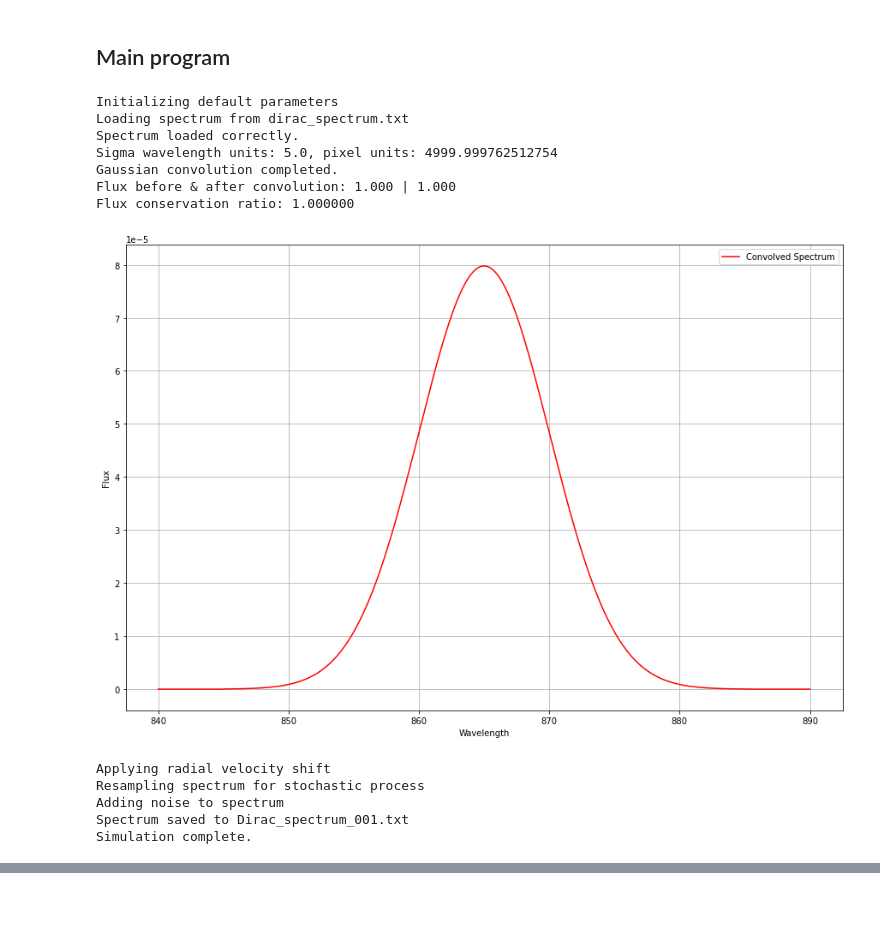
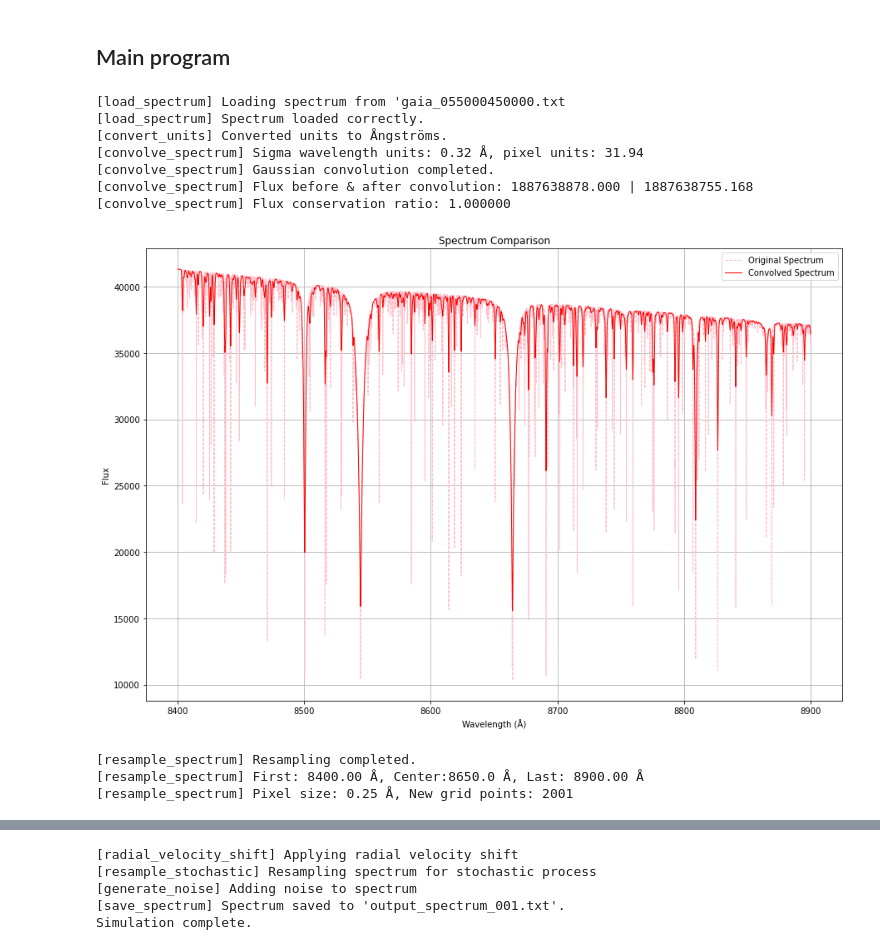
Before and after one commit to mjchavolla/G_NIR, a Jupyter notebook: gaia_simulation_main.ipynb, the cells around one changed output, grey strips where cells are left out. Drawn from its saved outputs; the diff is of its cells as text; code cells hidden in the pictures; blank space fills up the shorter version.

```diff
--- a/gaia_simulation_main.ipynb
+++ b/gaia_simulation_main.ipynb
@@ -30,39 +31,49 @@ from parameters import Parameters
 # %%
 def main():
     """
     Main function to control the simulation flow.
     """
     params = Parameters()
     spectrum = Spectrum()
 
-
-    spectrum.load_spectrum("dirac_spectrum.txt")
+    spectrum.load_spectrum("gaia_055000450000.txt")
+    spectrum.convert_units(parameters=params)
 
     original_spectrum = spectrum.copy()
-    spectrum.convolve_spectrum().plot_comparison(reference_spectrum=original_spectrum, verbose=False)
+    spectrum.convolve_spectrum(parameters=params, apply_convolution=True).plot_comparison(reference_spectrum=original_spectrum,
+                             processed_label="Convolved Spectrum", processed_color="red", processed_linestyle="-",
+                             original_label="Original Spectrum", original_color="pink", original_linestyle="--")
+
+    original_spectrum = spectrum.copy()
+    spectrum.resample_spectrum(parameters=params, verbose=True).plot_comparison(reference_spectrum=original_spectrum,
+                             processed_label="Resampled Spectrum", processed_color="blue", processed_linestyle="-",
+                             original_label="Original Spectrum", original_color="lightblue", original_linestyle="-", original_linewidth=5,processed_linewidth=0.7)
+
+
+
+    spectrum.plot_comparison(reference_spectrum=original_spectrum, display_type="both",processed_color="blue", processed_linestyle="-",
+                             original_label="Original Spectrum", original_color="lightblue", original_linestyle="-", original_linewidth=5,processed_linewidth=0.7, zoom=(8500, 8600))
 
 
     for i in range(params.num_output_spectra):
         spectrum.radial_velocity_shift(verbose=(i == 0))
         spectrum.resample_stochastic(verbose=(i == 0))
         spectrum.generate_noise(verbose=(i == 0))
-        spectrum.save_spectrum(output_file=f"Dirac_spectrum_{i+1:03d}.txt")
+        spectrum.save_spectrum(output_file=f"output_spectrum_{i+1:03d}.txt")
 
     print("Simulation complete.")
 
 if __name__ == "__main__":
     main()
 # %% [output]
-Initializing default parameters
-Loading spectrum from dirac_spectrum.txt
-Spectrum loaded correctly.
-Sigma wavelength units: 5.0, pixel units: 4999.999762512754
-Gaussian convolution completed.
-Flux before & after convolution: 1.000 | 1.000
-Flux conservation ratio: 1.000000
+[load_spectrum] Loading spectrum from 'gaia_055000450000.txt
+[load_spectrum] Spectrum loaded correctly.
+[convert_units] Converted units to Ångströms.
+[convolve_spectrum] Sigma wavelength units: 0.32 Å, pixel units: 31.94
+[convolve_spectrum] Gaussian convolution completed.
+[convolve_spectrum] Flux before & after convolution: 1887638878.000 | 1887638755.168
+[convolve_spectrum] Flux conservation ratio: 1.000000
-[figure, old version]
+[figure, new version]
-Applying radial velocity shift
-Resampling spectrum for stochastic process
-Adding noise to spectrum
-Spectrum saved to Dirac_spectrum_001.txt
-Simulation complete.
+[resample_spectrum] Resampling completed.
+[resample_spectrum] First: 8400.00 Å, Center:8650.0 Å, Last: 8900.00 Å
+[resample_spectrum] Pixel size: 0.25 Å, New grid points: 2001
@@ -68,0 +82,5 @@ Simulation complete.
+[radial_velocity_shift] Applying radial velocity shift
+[resample_stochastic] Resampling spectrum for stochastic process
+[generate_noise] Adding noise to spectrum
+[save_spectrum] Spectrum saved to 'output_spectrum_001.txt'.
+Simulation complete.
```
Also changed, not shown: parts of 2 cells of this notebook, 3 other files.
